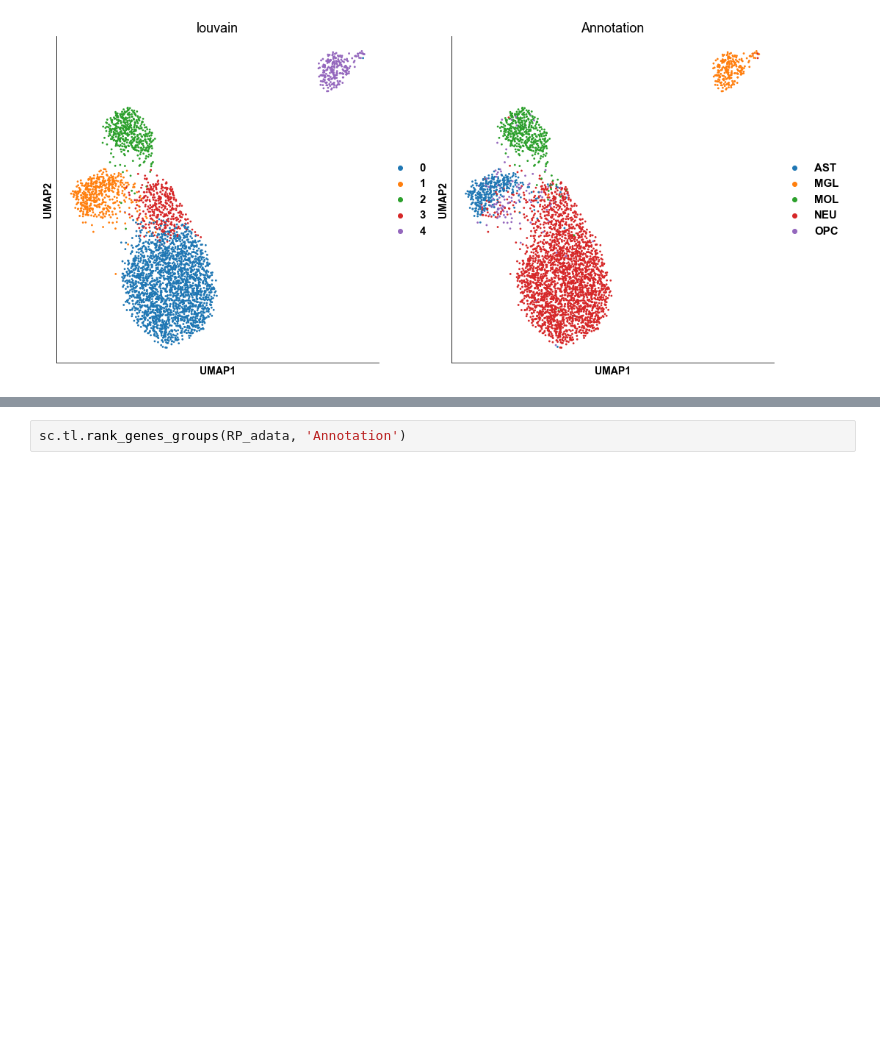
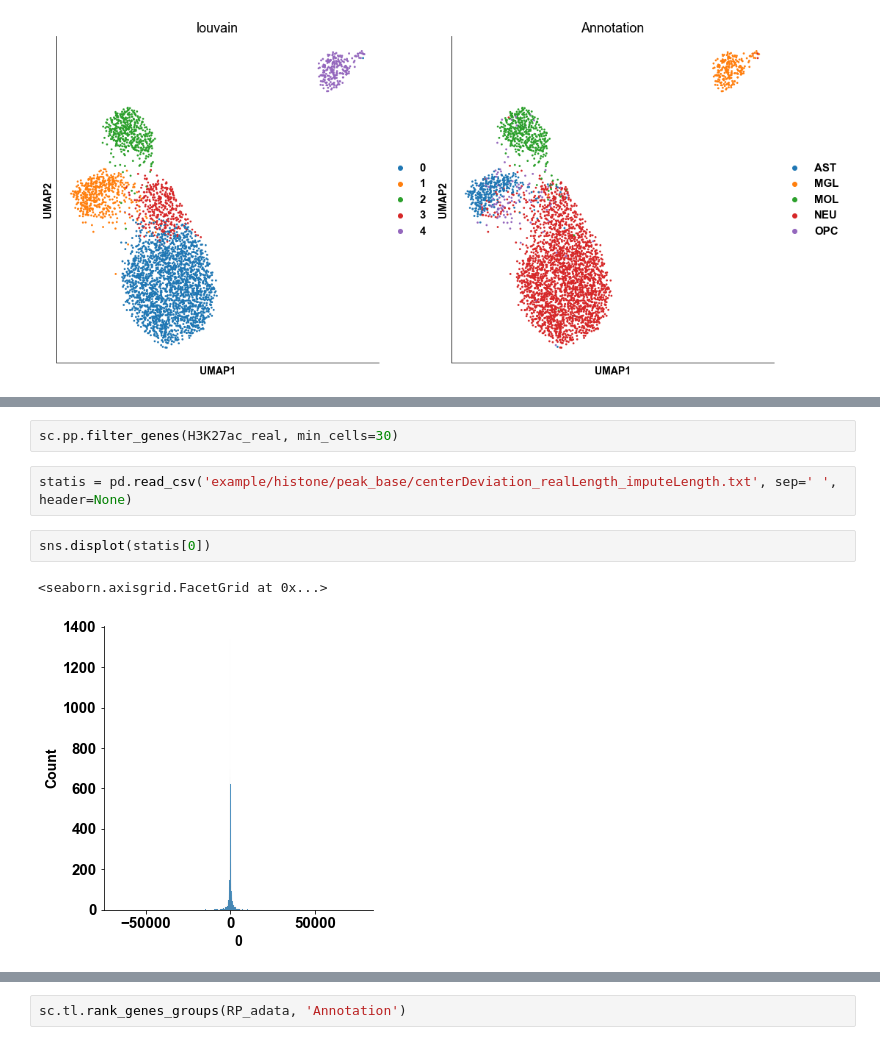
Before and after one commit to xindong95/SCRIP_notebook, a Jupyter notebook: histone_peak_python.ipynb, the cells around one changed output, grey strips where cells are left out. Cells and saved outputs as stored; diff of their text form; blank space fills up the shorter version.

```diff
--- a/histone_peak_python.ipynb
+++ b/histone_peak_python.ipynb
@@ -694,0 +755,9 @@ H3K27ac_real = sc.read_10x_h5('example/histone/peak_base/GSE157637_mouse_brain/G
+# %%
+sc.pp.filter_genes(H3K27ac_real, min_cells=30)
+# %%
+statis = pd.read_csv('example/histone/peak_base/centerDeviation_realLength_imputeLength.txt', sep=' ', header=None)
+# %%
+sns.displot(statis[0])
+# %% [output]
+<seaborn.axisgrid.FacetGrid at 0x...>
+[figure, added]
```
Also changed, not shown: parts of 129 cells of this notebook, 3 other files.
